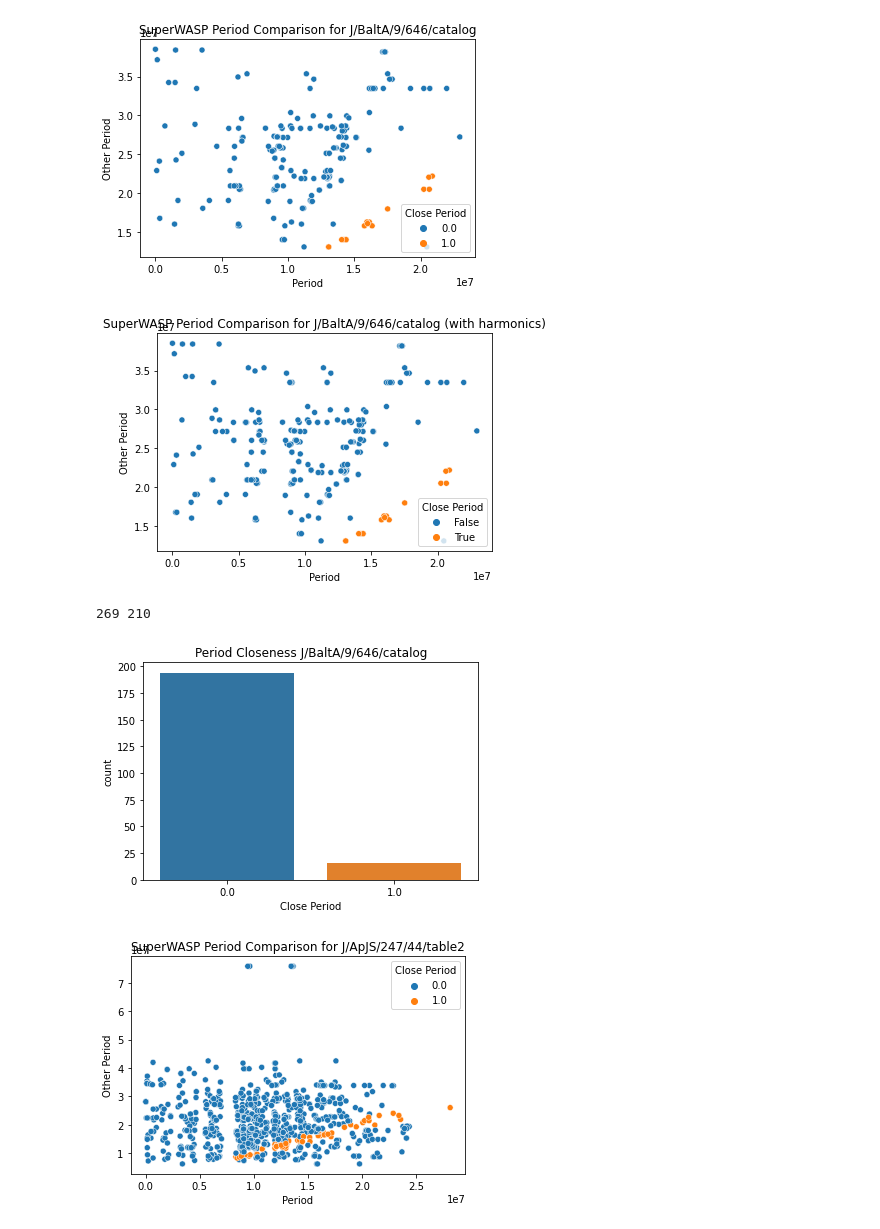
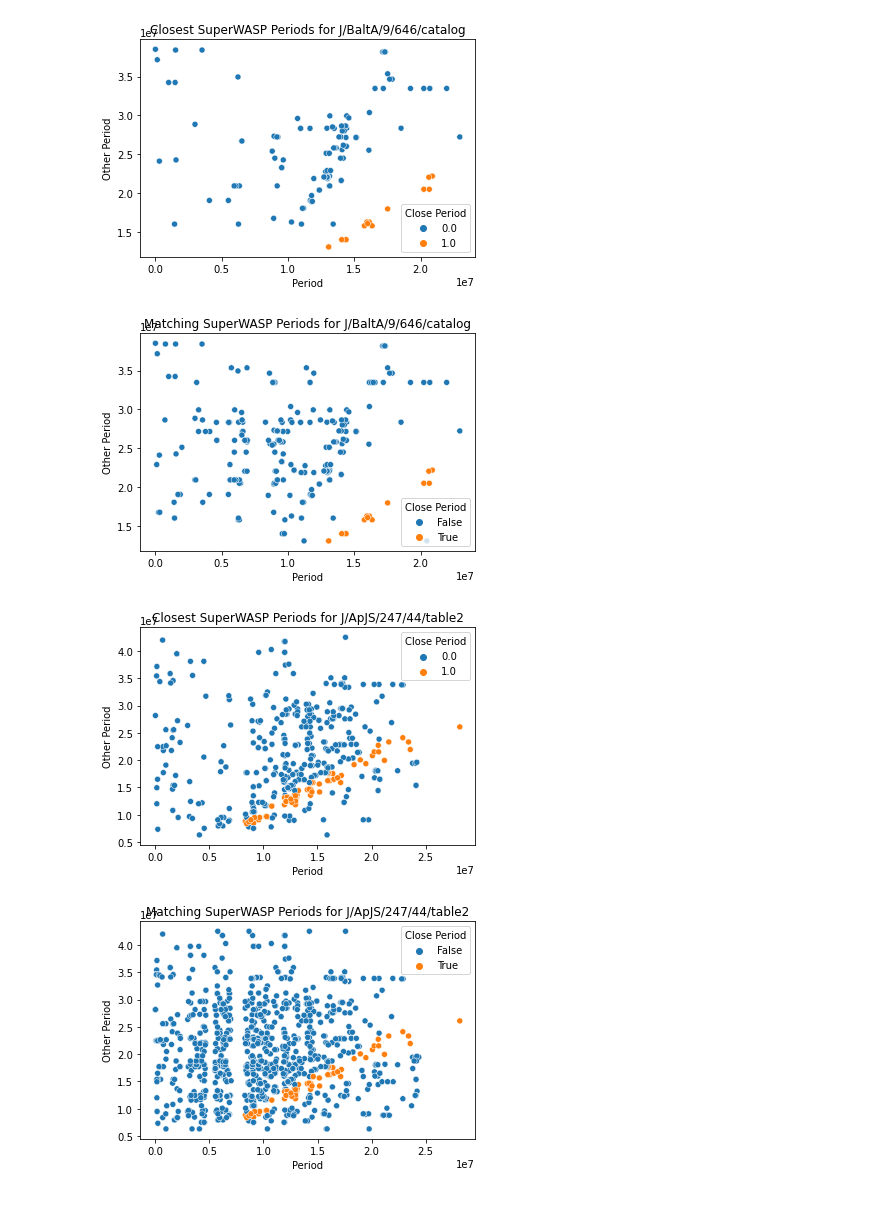
Before and after one commit to adammcmaster/superwasp-tools, a Jupyter notebook: crossref/period_comparison.ipynb, the cells around one changed output. Cells and saved outputs as stored; diff of their text form; code cells hidden in the pictures.

Commit message:
Filter to just the closest period

```diff
--- a/crossref/period_comparison.ipynb
+++ b/crossref/period_comparison.ipynb
@@ -25,55 +25,62 @@ harmonic_groups = pandas.read_pickle(os.path.join(swasputils.CACHE_LOCATION, 'ha
 # %%
 superwasp_periods = Table.from_pandas(superwasp_sources.merge(harmonic_groups)[['Period', 'SuperWASP Coords', 'Harmonic Group']])
 # %%
+catalogue_matches = {}
 for catalogue in Catalogue.all():
     matched_table = catalogue.matched_table
     matched_table['Other Period'] = matched_table[catalogue.per_col].to(u.second)
     matched_periods_all = join(matched_table[['Other Period', 'SuperWASP Coords']], superwasp_periods, join_type='inner').to_pandas()
+    matched_periods_all = matched_periods_all[matched_periods_all['Other Period'] < 5e7]
     matched_periods_all['Close Period'] = numpy.isclose(
         matched_periods_all['Period'],
         matched_periods_all['Other Period'],
         atol=0,
         rtol=1e-1, # To do: Figure out a justifiable value for this!
     )
 
     matched_periods = pandas.DataFrame()
 
-    for group_name, group_periods in matched_periods_all.groupby(['SuperWASP Coords', 'Harmonic Group']):
-        close_periods = group_periods[group_periods['Close Period'] == True]
-        if len(close_periods) > 0:
-            group_periods = close_periods
-
-        matched_periods = matched_periods.append(group_periods.loc[group_periods['Period'].idxmax()])
+    for group_name, group_periods in matched_periods_all.groupby('SuperWASP Coords'):
+        # Keep the closest period
+        matched_periods = matched_periods.append(
+            group_periods.loc[
+                numpy.abs(
+                    group_periods['Period'] - group_periods['Other Period']
+                ).idxmin()
+            ]
+        )
 
     matched_periods['log(Period)'] = numpy.log10(matched_periods['Period'])
     matched_periods['log(Other Period)'] = numpy.log10(matched_periods['Other Period'])
     matched_periods['Ratio'] = matched_periods['Other Period'] / matched_periods['Period']
     matched_periods['log(Ratio)'] = numpy.log10(matched_periods['Ratio'])
 
+    catalogue_matches[catalogue.name] = {
+        'closest': matche
+
     seaborn.scatterplot(
         data=matched_periods,
         x='Period',
         y='Other Period',
         hue='Close Period',
-    ).set(title=f'SuperWASP Period Comparison for {catalogue}')
+    ).set(title=f'Closest SuperWASP Periods for {catalogue}')
     plt.show()
 
     seaborn.scatterplot(
         data=matched_periods_all,
         x='Period',
         y='Other Period',
         hue='Close Period',
-    ).set(title=f'SuperWASP Period Comparison for {catalogue} (with harmonics)')
+    ).set(title=f'Matching SuperWASP Periods for {catalogue}')
     plt.show()
-    print(len(matched_periods_all), len(matched_periods))
+
     #seaborn.displot(data=matched_periods, x="log(Ratio)").set(title=f'SuperWASP Period Ratios for {catalogue}')
     #plt.show()
 
-    seaborn.countplot(data=matched_periods, x='Close Period').set(title=f'Period Closeness {catalogue}')
-    plt.show()
+    #seaborn.countplot(data=matched_periods, x='Close Period').set(title=f'Period Closeness {catalogue}')
+    #plt.show()
 # %% [output]
-[figure, old version]
+[figure, new version]
-[figure, old version]
+[figure, new version]
-269 210
-[figure, old version]
+[figure, new version]
-[figure, old version]
+[figure, new version]
```
Also changed, not shown: parts of 1 cell of this notebook.
